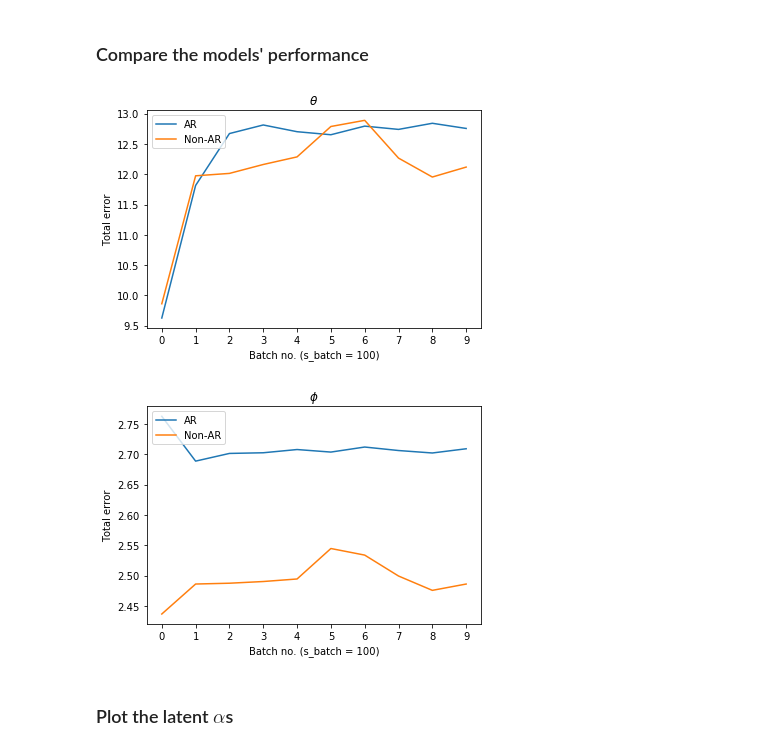
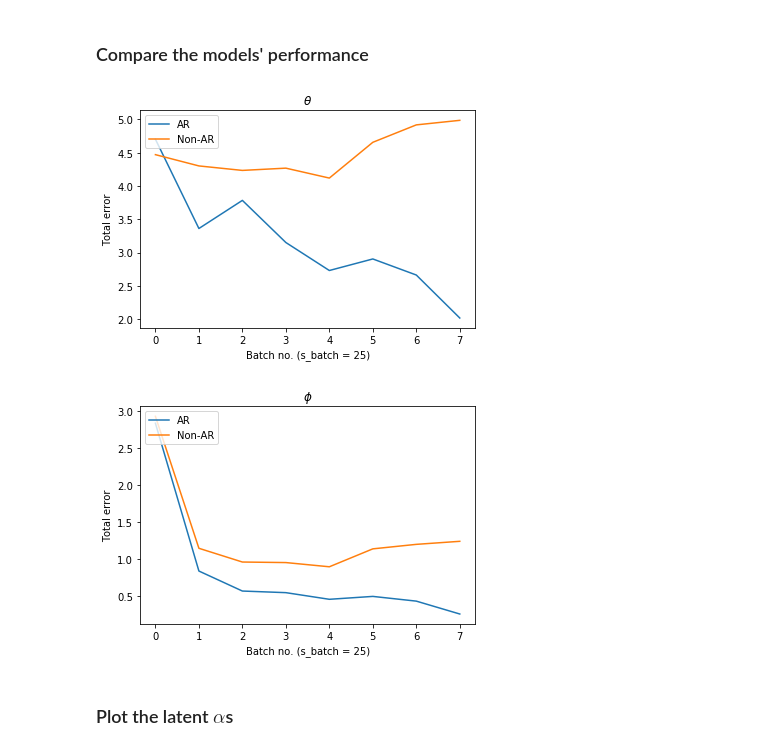
Before and after one commit to perdaug/ssmsi, a Jupyter notebook: notebooks/experiments/train_synthethic-corpus.ipynb, the cells around one changed output. Saved outputs shown, nothing was run; the diff lists cells and outputs as text; code cells hidden in the pictures.

```diff
--- a/notebooks/experiments/train_synthethic-corpus.ipynb
+++ b/notebooks/experiments/train_synthethic-corpus.ipynb
@@ -29,25 +29,26 @@ from dtm_alpha import DTM_Alpha
 var_init = 0.1
 var_basic = 0.01
 var_prop = 0.1
-clf_ar = DTM_Alpha(K=K, sigma_0_sq=var_init, sigma_sq=var_basic,
+beta = 1./V
+clf_ar = DTM_Alpha(K=K, beta=beta, sigma_0_sq=var_init, sigma_sq=var_basic,
                 delta_sq=var_prop, autoreg=True)
-clf_nonar = DTM_Alpha(K=K, sigma_0_sq=var_init, sigma_sq=var_basic,
+clf_nonar = DTM_Alpha(K=K, beta=beta, sigma_0_sq=var_init, sigma_sq=var_basic,
                 delta_sq=var_prop, autoreg=False)
 # %% [markdown]
 ### Fit the AR model
 # %%
-n_it = 1000
-n_it_add = 4000
+n_it = 1500
+n_it_add = 0
 n_burn_it = 0
 name_ar = 'corpus_%s|it_%d|ar_%s.pkl' % (name_corpus, n_it, str(True))
 name_ar_loaded = 'corpus_%s|it_%d|ar_%s.pkl' % (name_corpus, n_it + n_it_add, str(True))
 '''
 Fit
 '''
-# clf_ar.fit(corpus=corpus_pp, n_it=n_it, n_burn_it=n_burn_it)
+clf_ar.fit(corpus=corpus_pp, n_it=n_it, n_burn_it=n_burn_it)
 '''
 Load and fit
 '''
-clf_ar.load_fit(PATH_OUT_MODEL + name_ar, n_it_add=n_it_add)
+# clf_ar.load_fit(PATH_OUT_MODEL + name_ar, n_it_add=n_it_add)
 # %% [output]
 DTM_Alpha has started.
@@ -75,10 +77,10 @@ name_nonar_loaded = 'corpus_%s|it_%d|ar_%s.pkl' % (name_corpus, n_it + n_it_add,
 '''
 Fit
 '''
-# clf_nonar.fit(corpus=corpus_pp, n_it=n_it, n_burn_it=n_burn_it)
+clf_nonar.fit(corpus=corpus_pp, n_it=n_it, n_burn_it=n_burn_it)
 '''
 Load and fit
 '''
-clf_nonar.load_fit(PATH_OUT_MODEL + name_nonar, n_it_add=n_it_add)
+# clf_nonar.load_fit(PATH_OUT_MODEL + name_nonar, n_it_add=n_it_add)
 # %% [output]
 DTM_Alpha has started.
@@ -121,16 +113,16 @@ pkl.dump(vars_nonar, open(PATH_OUT_MODEL + name_nonar_loaded, 'wb'))
 # %% [markdown]
 ### Compare the models' performance
 # %%
-s_batch = 100
+s_batch = 25
 performance_ar = helper_experiment.calculate_performance(alpha_init=alpha_init, beta_init=beta_init,
                                                          theta_init=theta_init, clf=clf_ar, s_batch=s_batch)
 performance_nonar = helper_experiment.calculate_performance(alpha_init=alpha_init, beta_init=beta_init,
                                                             theta_init=theta_init, clf=clf_nonar, s_batch=s_batch)
 
-visualiser_corpus.compare_performances(performance_ar, performance_nonar, s_batch, save=True)
+visualiser_corpus.compare_performances(performance_ar, performance_nonar, s_batch)
 # %% [output]
-[figure, old version]
+[figure, new version]
-[figure, old version]
+[figure, new version]
 # %% [markdown]
 ### Plot the latent $\alpha$s
 # %%
```
Also changed, not shown: parts of 4 cells of this notebook, 12 other files.
